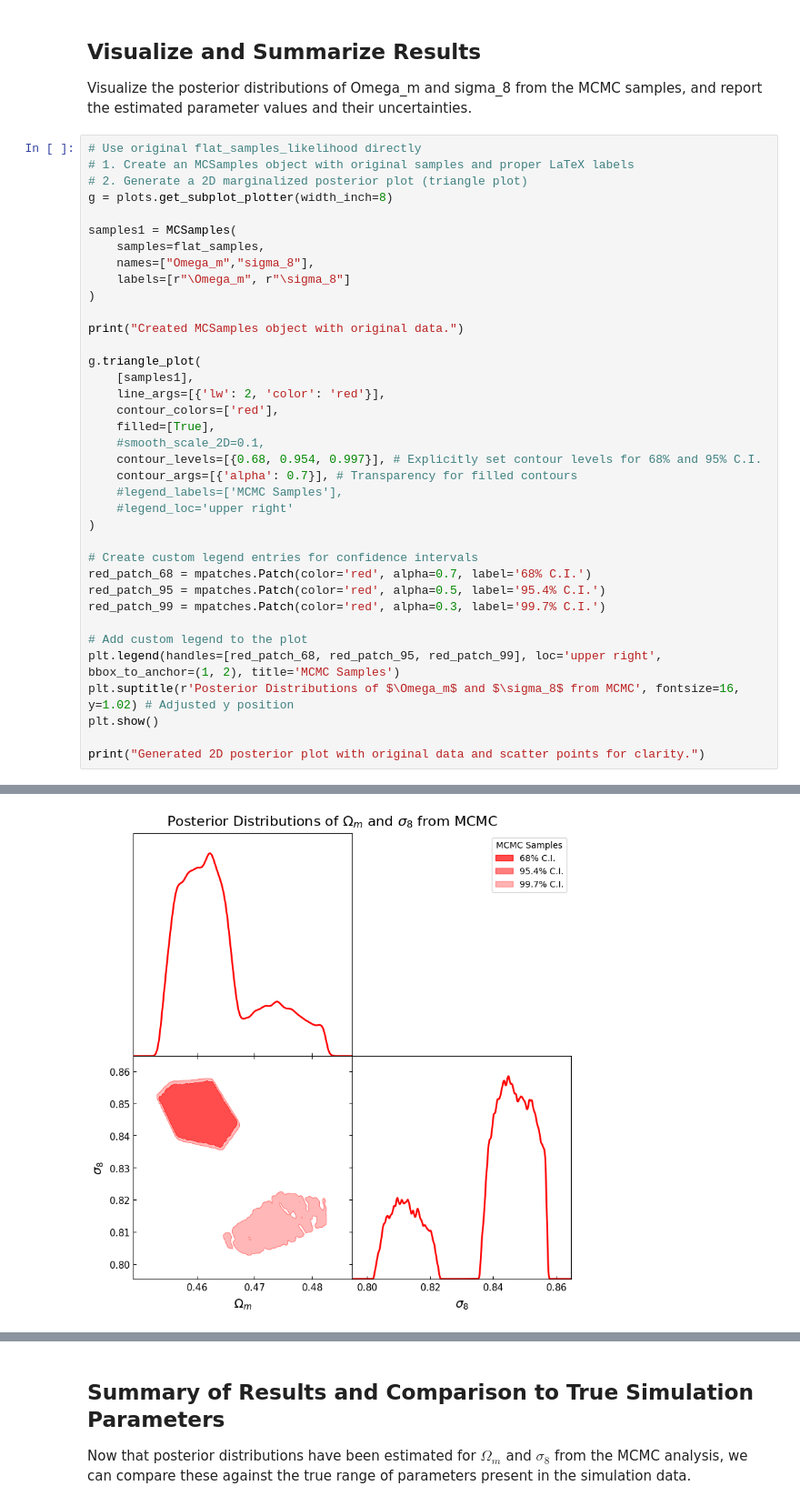
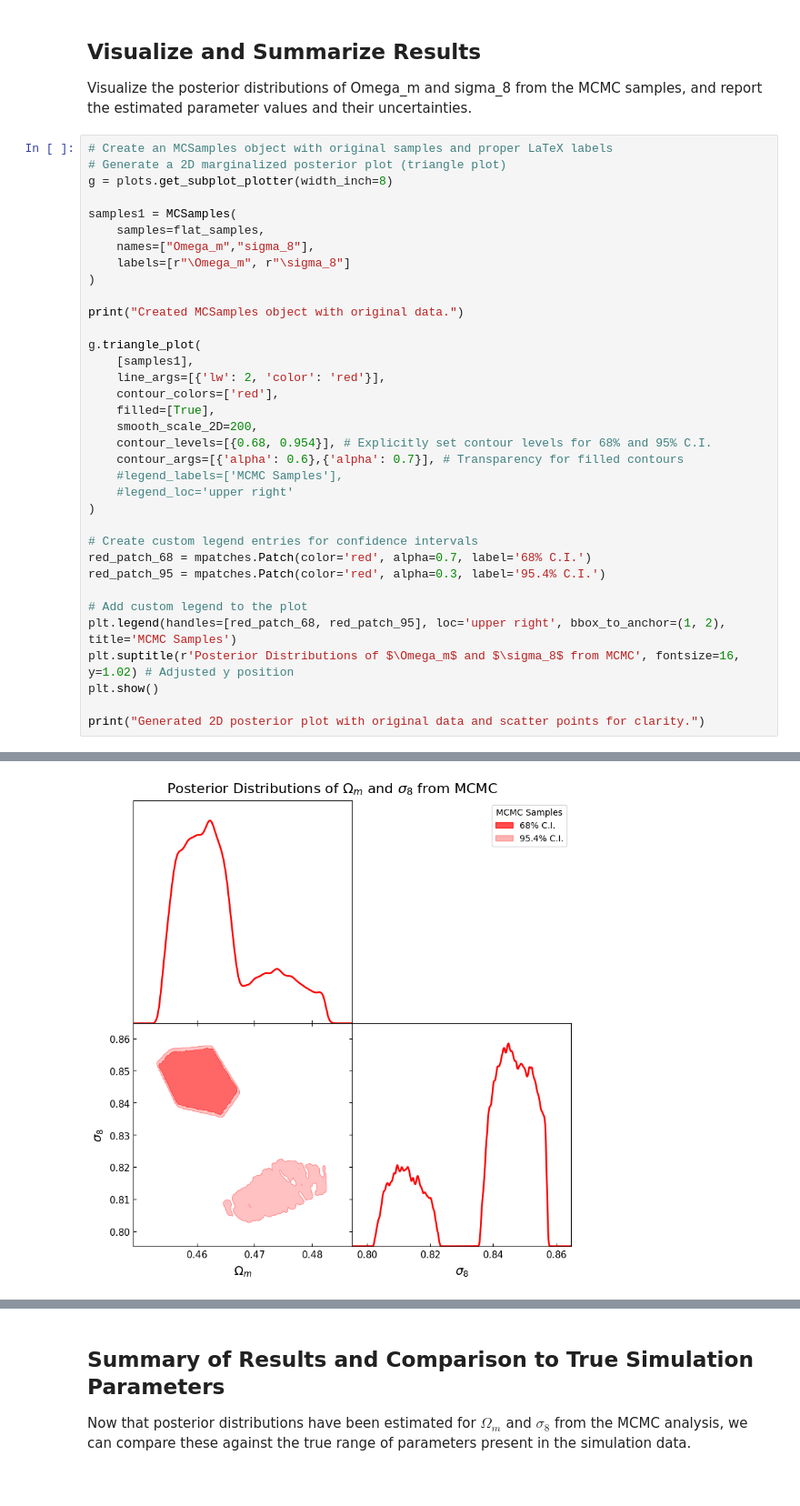
Before and after one commit to amf599-cyber/CMD_LAB7-8, a Jupyter notebook: LAB7-AFworkingcopy2.ipynb, the cells around one changed output, grey strips where cells are left out. Shown at 91% size. Cells and saved outputs as stored; diff of their text form.

```diff
--- a/LAB7-AFworkingcopy2.ipynb
+++ b/LAB7-AFworkingcopy2.ipynb
@@ -420,45 +356,43 @@ corner library installed.
 
 Visualize the posterior distributions of Omega_m and sigma_8 from the MCMC samples, and report the estimated parameter values and their uncertainties.
 # %%
-# Use original flat_samples_likelihood directly
-# 1. Create an MCSamples object with original samples and proper LaTeX labels
-# 2. Generate a 2D marginalized posterior plot (triangle plot)
+# Create an MCSamples object with original samples and proper LaTeX labels
+# Generate a 2D marginalized posterior plot (triangle plot)
 g = plots.get_subplot_plotter(width_inch=8)
 
 samples1 = MCSamples(
     samples=flat_samples,
     names=["Omega_m","sigma_8"],
     labels=[r"\Omega_m", r"\sigma_8"]
 )
 
 print("Created MCSamples object with original data.")
 
 g.triangle_plot(
     [samples1],
     line_args=[{'lw': 2, 'color': 'red'}],
     contour_colors=['red'],
     filled=[True],
-    #smooth_scale_2D=0.1,
-    contour_levels=[{0.68, 0.954, 0.997}], # Explicitly set contour levels for 68% and 95% C.I.
-    contour_args=[{'alpha': 0.7}], # Transparency for filled contours
+    smooth_scale_2D=200,
+    contour_levels=[{0.68, 0.954}], # Explicitly set contour levels for 68% and 95% C.I.
+    contour_args=[{'alpha': 0.6},{'alpha': 0.7}], # Transparency for filled contours
     #legend_labels=['MCMC Samples'],
     #legend_loc='upper right'
 )
 
 # Create custom legend entries for confidence intervals
 red_patch_68 = mpatches.Patch(color='red', alpha=0.7, label='68% C.I.')
-red_patch_95 = mpatches.Patch(color='red', alpha=0.5, label='95.4% C.I.')
-red_patch_99 = mpatches.Patch(color='red', alpha=0.3, label='99.7% C.I.')
+red_patch_95 = mpatches.Patch(color='red', alpha=0.3, label='95.4% C.I.')
 
 # Add custom legend to the plot
-plt.legend(handles=[red_patch_68, red_patch_95, red_patch_99], loc='upper right', bbox_to_anchor=(1, 2), title='MCMC Samples')
+plt.legend(handles=[red_patch_68, red_patch_95], loc='upper right', bbox_to_anchor=(1, 2), title='MCMC Samples')
 plt.suptitle(r'Posterior Distributions of $\Omega_m$ and $\sigma_8$ from MCMC', fontsize=16, y=1.02) # Adjusted y position
 plt.show()
 
 print("Generated 2D posterior plot with original data and scatter points for clarity.")
 # %% [output]
 Removed no burn in
 Created MCSamples object with original data.
-[figure, old version]
+[figure, new version]
 Generated 2D posterior plot with original data and scatter points for clarity.
 # %%
```
Also changed, not shown: parts of 13 cells of this notebook.
